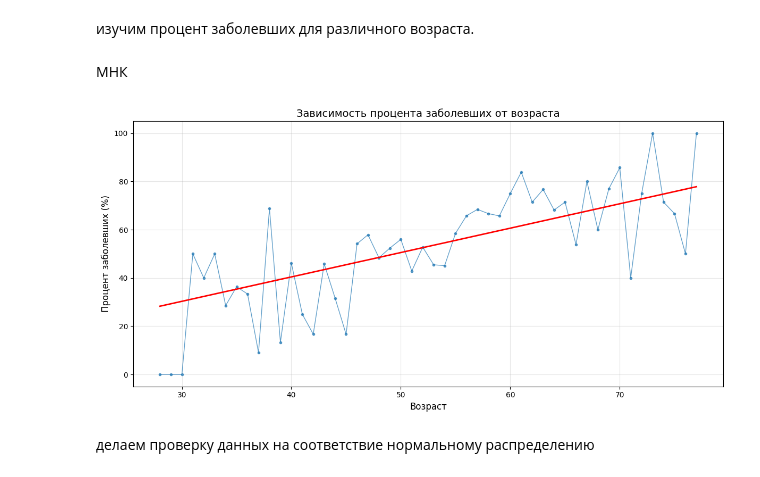
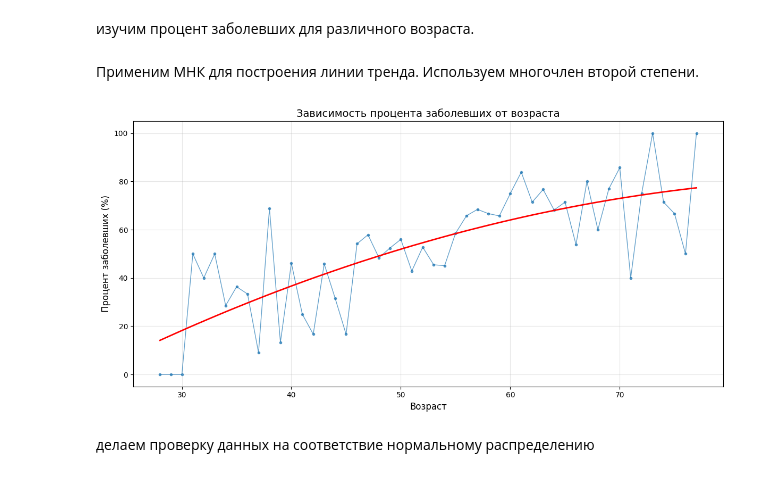
Before and after one commit to yarmukh/Heart-Failure-Prediction, a Jupyter notebook: notebook.ipynb, the cells around one changed output. Saved outputs shown, nothing was run; the diff lists cells and outputs as text; code cells hidden in the pictures.

```diff
--- a/notebook.ipynb
+++ b/notebook.ipynb
@@ -88,4 +88,4 @@ sns.histplot(data = df, x = 'Age', binwidth = 0.9, hue = "HeartDisease")
 # %% [markdown]
 изучим процент заболевших для различного возраста.
 # %% [markdown]
-МНК
+Применим МНК для построения линии тренда. Используем многочлен второй степени.
@@ -98,28 +92,30 @@ x_MGK =inv *A.transpose() @ b
+# %%
+age_stats = df.groupby('Age')['HeartDisease'].agg(['count', 'sum']).reset_index()
+age_stats['percentage'] = (age_stats['sum'] / age_stats['count']) * 100
+A = np.column_stack([age_stats["Age"]**2, age_stats["Age"], np.ones_like(age_stats["Age"])])
+b = np.array(age_stats['percentage'])
+x_MGK =np.linalg.inv(A.T @ A) @ A.T @ b
 # %%
-age_stats = df.groupby('Age')['HeartDisease'].agg(['count', 'sum']).reset_index()
-age_stats['percentage'] = (age_stats['sum'] / age_stats['count']) * 100
 plt.figure(figsize=(12, 6))
 plt.plot(age_stats['Age'], age_stats['percentage'],
          marker='o', linestyle='-', linewidth=1, markersize=3, alpha=0.7)
 def f(x):
-   return x*x_MGK
+   return x_MGK[0]*x**2 + x_MGK[1]*x + x_MGK[2]
 
-# Создаем диапазон значений x для плавного графика
 x_range = np.linspace(min(age_stats['Age']), max(age_stats['Age']), 100)
 y_values = f(x_range)
 
-# Добавляем ваш график
 plt.plot(x_range, y_values, 'r-', linewidth=2, label='y = f(x)')
 
 
 plt.xlabel('Возраст', fontsize=12)
 plt.ylabel('Процент заболевших (%)', fontsize=12)
 plt.title('Зависимость процента заболевших от возраста', fontsize=14)
 plt.grid(True, alpha=0.3)
 plt.tight_layout()
 plt.show()
 # %% [output]
-[figure, old version]
+[figure, new version]
 # %% [markdown]
 делаем проверку данных на соответствие нормальному распределению
 # %%
```
Also changed, not shown: parts of 21 cells of this notebook.
